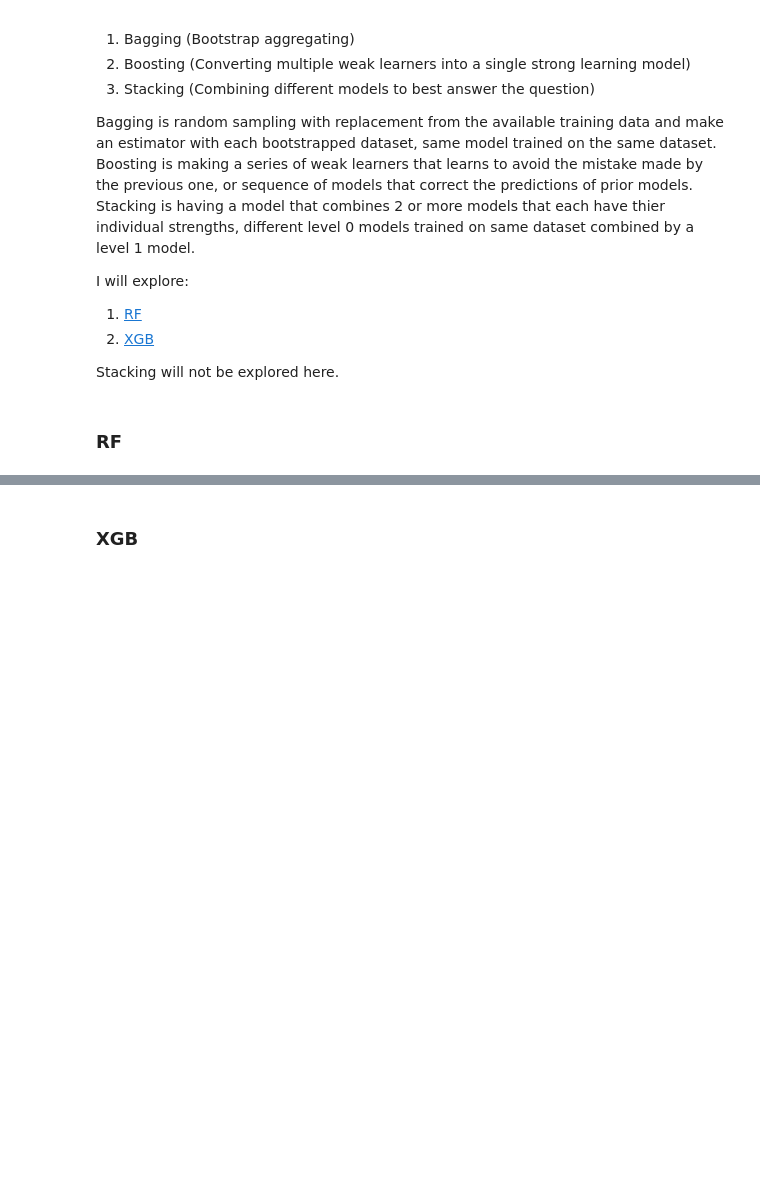
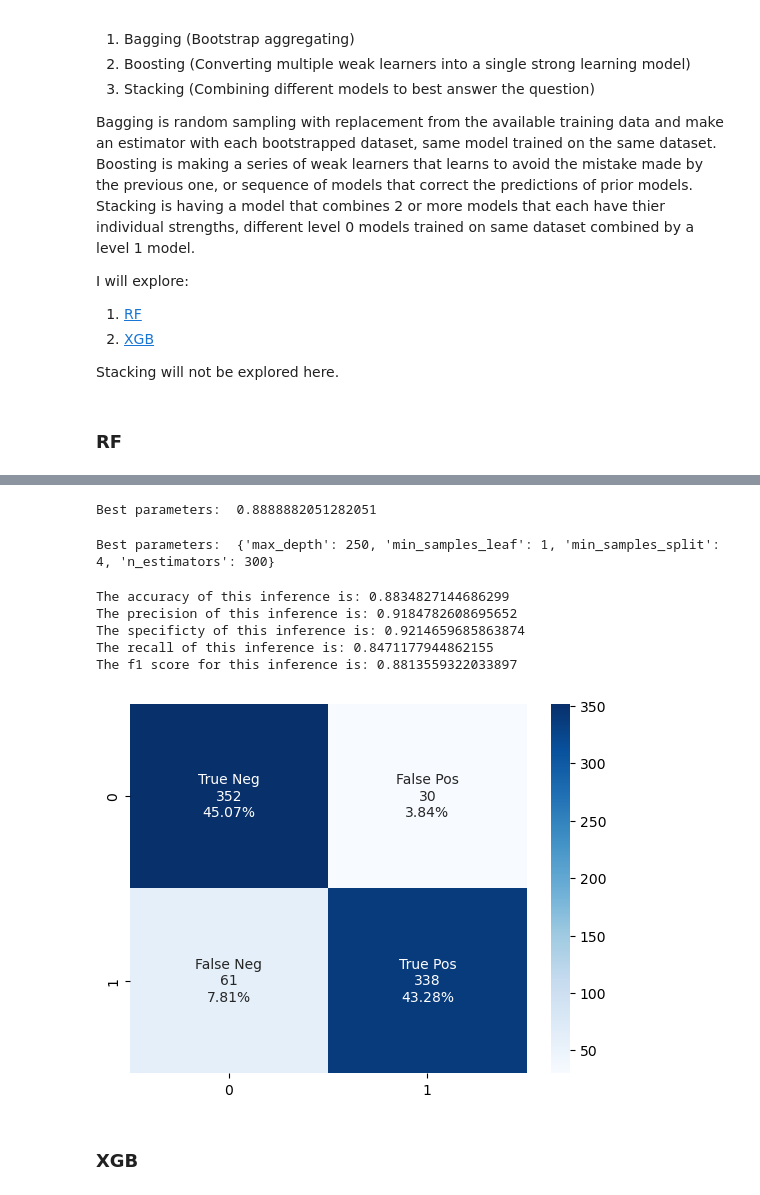
Before and after one commit to Luke-zm/DSI_Proj, a Jupyter notebook: project_3/code/modelling.ipynb, the cells around one changed output, grey strips where cells are left out. Drawn from its saved outputs; the diff is of its cells as text; code cells hidden in the pictures; blank space fills up the shorter version.

```diff
--- a/project_3/code/modelling.ipynb
+++ b/project_3/code/modelling.ipynb
@@ -327,0 +461,16 @@ Random Forest, a famous bagging method!
+# %%
+RF_params = {'n_estimators':[100, 200, 300, 400, 500],
+             'max_depth':[100, 150, 200, 250],
+             'min_samples_split':[6, 4 ,2],
+             'min_samples_leaf':[3,2,1],
+            }
+# %%
+grid_search = GridSearchCV(RandomForestClassifier(),
+                           param_grid=RF_params,
+                           cv=5,
+                           )
+
+rf_grid_search_CV = Pipeline(
+    steps=[('tfidf', TfidfVectorizer(min_df=5, ngram_range=(1,3), stop_words=my_stop_words)),
+           ("RF Grid Search", grid_search)]
+)
@@ -327,0 +481,2 @@ Random Forest, a famous bagging method!
+# %%
+rf_grid_search_CV.fit(X_train, y_train)
@@ -328,3 +502,35 @@ Random Forest, a famous bagging method!
+# %%
+print("Best parameters: ", rf_grid_search_CV[1].best_score_)
+# %% [output]
+Best parameters:  0.8888882051282051
+# %%
+print("Best parameters: ", rf_grid_search_CV[1].best_params_)
+# %% [output]
+Best parameters:  {'max_depth': 250, 'min_samples_leaf': 1, 'min_samples_split': 4, 'n_estimators': 300}
+# %%
+# Train a model using the parameters above.
+RF_pipeline = Pipeline([
+    ('tfidf', TfidfVectorizer(min_df=5, ngram_range=(1,3), stop_words=my_stop_words)),
+    # ('cvec', CountVectorizer(min_df=5, ngram_range=(1,3), stop_words=my_stop_words)),
+    ('RF', RandomForestClassifier(
+        n_estimators=300,
+        max_depth=250,
+        min_samples_split=4,
+        min_samples_leaf=1,
+    )),
+])
+# %%
+RF_pipeline.fit(X_train, y_train)
+y_final_RF_pred = RF_pipeline.predict(X_test)
+print_confusion_matrix(y_test, y_final_RF_pred)
+metrics_for_model(y_test, y_final_RF_pred);
+# %% [output]
+The accuracy of this inference is: 0.8834827144686299
+The precision of this inference is: 0.9184782608695652
+The specificty of this inference is: 0.9214659685863874
+The recall of this inference is: 0.8471177944862155
+The f1 score for this inference is: 0.8813559322033897
+[figure, added]
 # %% [markdown]
 ### XGB
 # %% [markdown]
```
Also changed, not shown: parts of 15 cells of this notebook.
